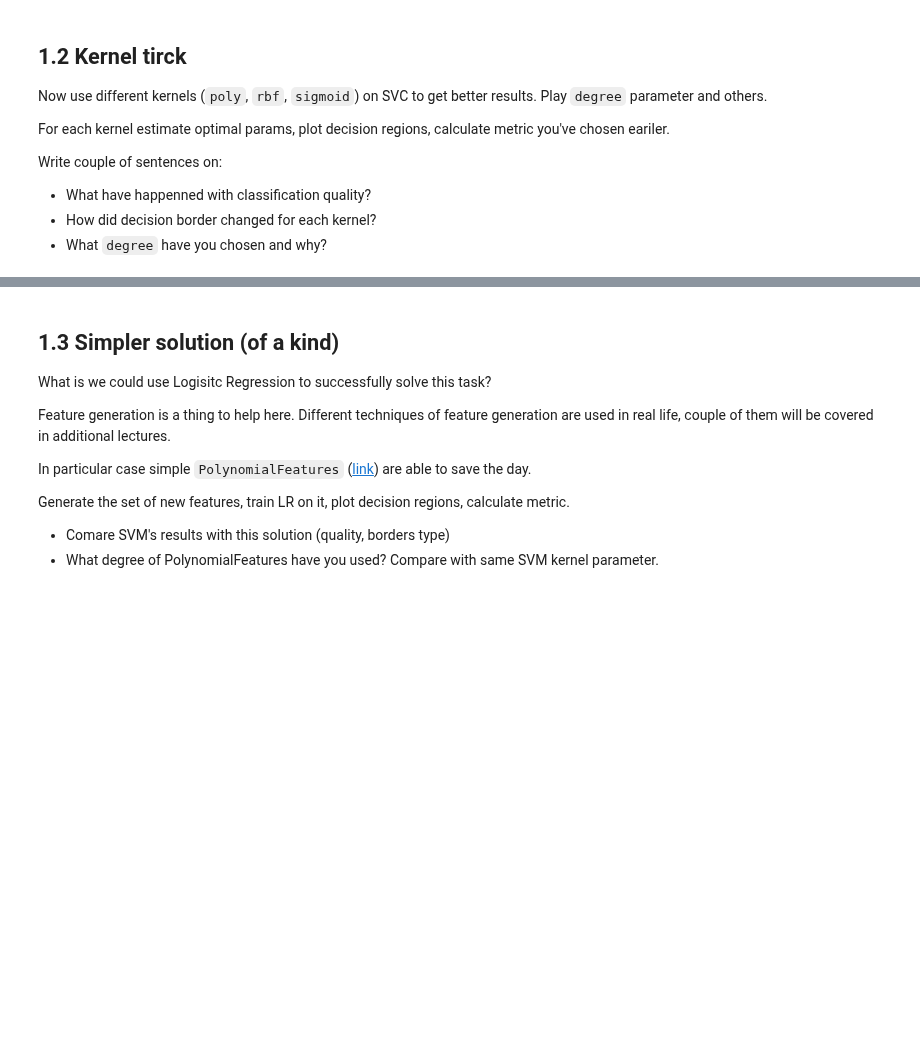
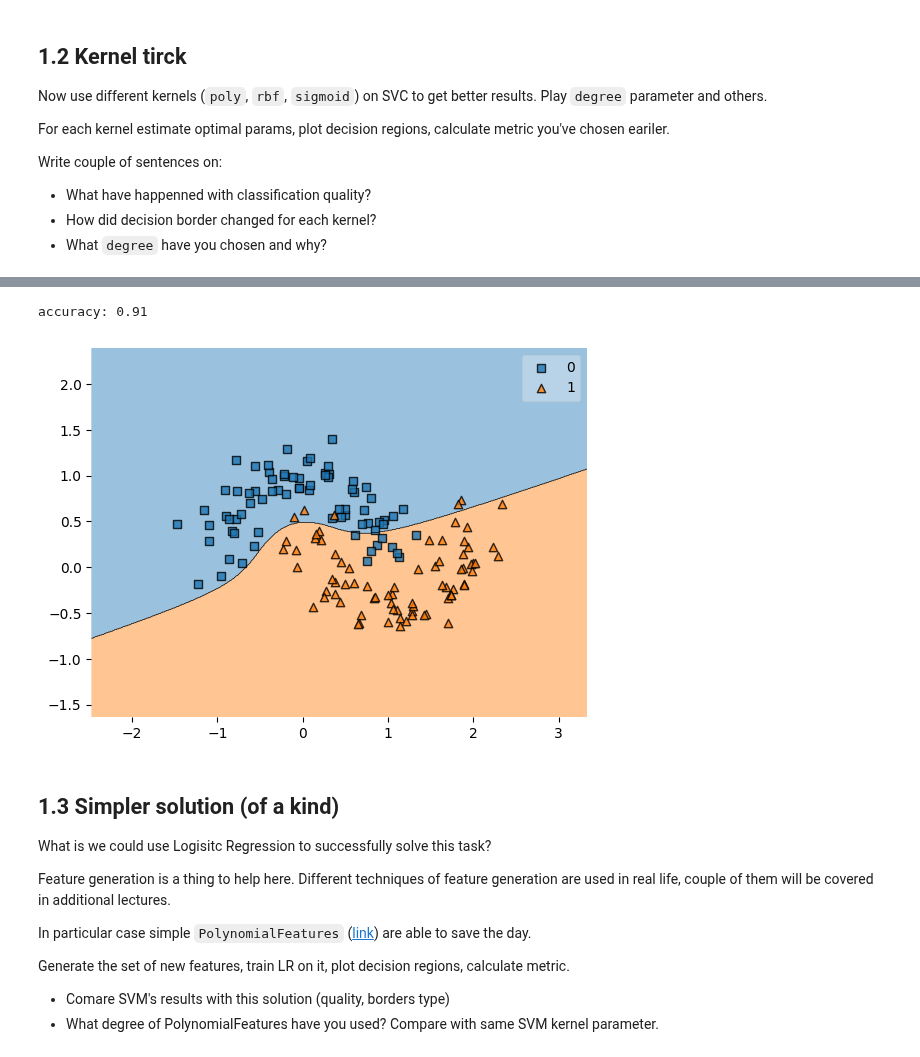
Before and after one commit to pavelkurach/msai-ml, a Jupyter notebook: lab01_ml_pipeline/Lab1_part3_SVM.ipynb, the cells around one changed output, grey strips where cells are left out. Saved outputs shown, nothing was run; the diff lists cells and outputs as text; code cells hidden in the pictures; blank space fills up the shorter version.

```diff
--- a/lab01_ml_pipeline/Lab1_part3_SVM.ipynb
+++ b/lab01_ml_pipeline/Lab1_part3_SVM.ipynb
@@ -84,3 +99,12 @@ Write couple of sentences on:
+# %%
+svc = SVC(kernel='poly', degree=3)
+svc.fit(X_train, y_train)
+
+plot_decision_regions(X_test, y_test, svc)
+print(f'accuracy: {accuracy_score(y_test, svc.predict(X_test)):.2f}')
+# %% [output]
+accuracy: 0.91
+[figure, added]
 # %% [markdown]
 ## 1.3 Simpler solution (of a kind)
 
```
Also changed, not shown: parts of 11 cells of this notebook.
